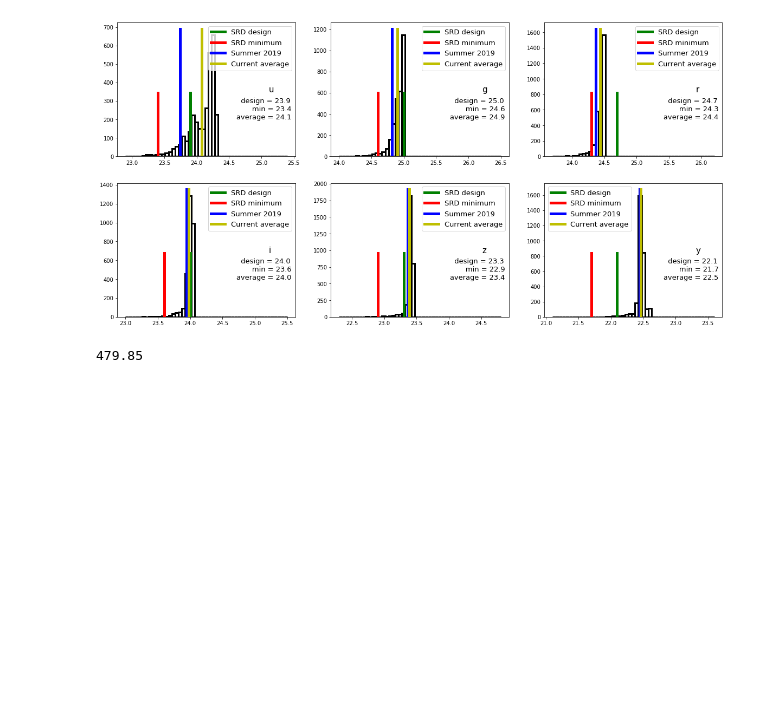
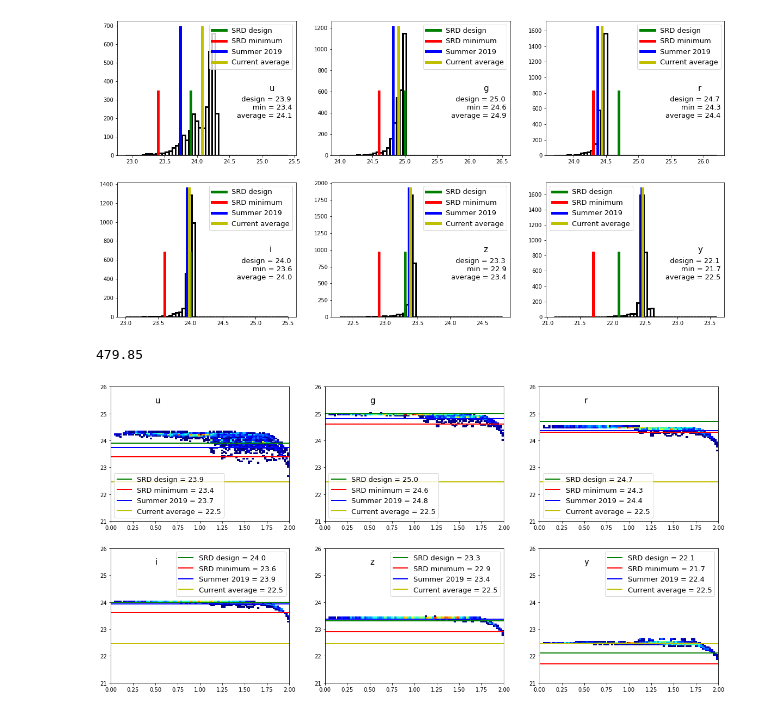
Before and after one commit to rhiannonlynne/f_factors, a Jupyter notebook: source/m5_by_amp/m5_hist.ipynb, the cells around one changed output. Saved outputs shown, nothing was run; the diff lists cells and outputs as text; code cells hidden in the pictures; blank space fills up the shorter version.

Commit message:
make m5 hist2d, m5 vs fieldR

```diff
--- a/source/m5_by_amp/m5_hist.ipynb
+++ b/source/m5_by_amp/m5_hist.ipynb
@@ -96,3 +96,26 @@ y band, found 21 rafts
 y2
 # %% [output]
 479.85
+# %%
+dfPath = os.path.join('m5_output', 'm5_master_db.csv')
+mdf = pd.read_csv(dfPath, index_col=0)
+# %%
+fig, ax = plt.subplots(2,3, figsize=(20,10))
+for i,f in enumerate(filterlist):
+    irow = np.int8(i/3)
+    icol = np.mod(i,3)
+    #print(f)
+    ax[irow][icol].hist2d(mdf['fieldR(deg)'], mdf['m5_%s'%f], range=[[0,2],[21, 26]], bins=100, cmin=1)
+    #ax[irow][icol].scatter(mdf['fieldR(deg)'], mdf['m5_%s'%f])
+    ax[irow][icol].set_ylim([21,26])
+    ax[irow][icol].plot([0,2],[m5design[i], m5design[i]], linewidth=2, color='g', label='SRD design = %.1f'%m5design[i])
+    ax[irow][icol].plot([0,2],[m5min[i], m5min[i]], linewidth=2, color='r', label='SRD minimum = %.1f'%m5min[i])
+    ax[irow][icol].plot([0,2],[m52019[i], m52019[i]], linewidth=2, color='b', label='Summer 2019 = %.1f'%m52019[i])
+    ax[irow][icol].plot([0,2],[np.mean(m5), np.mean(m5)], linewidth=2, color='y', label='Current average = %.1f'%np.mean(m5))
+    ax[irow][icol].text(0.25, 0.88, f, color = 'black', transform=ax[irow][icol].transAxes, fontsize=15)
+    if i<3:
+        ax[irow][icol].legend(fontsize=13, loc='lower left')
+    else:
+        ax[irow][icol].legend(fontsize=13)
+# %% [output]
+[figure, added]
```
Also changed, not shown: 4 other files.
